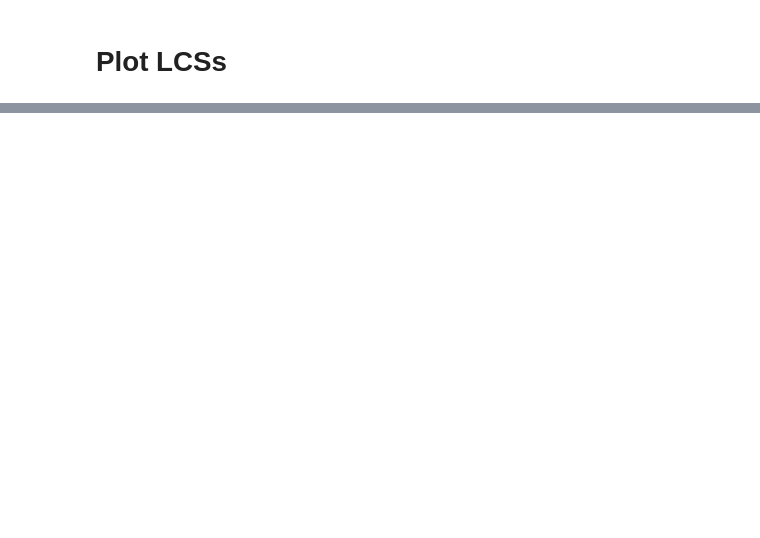
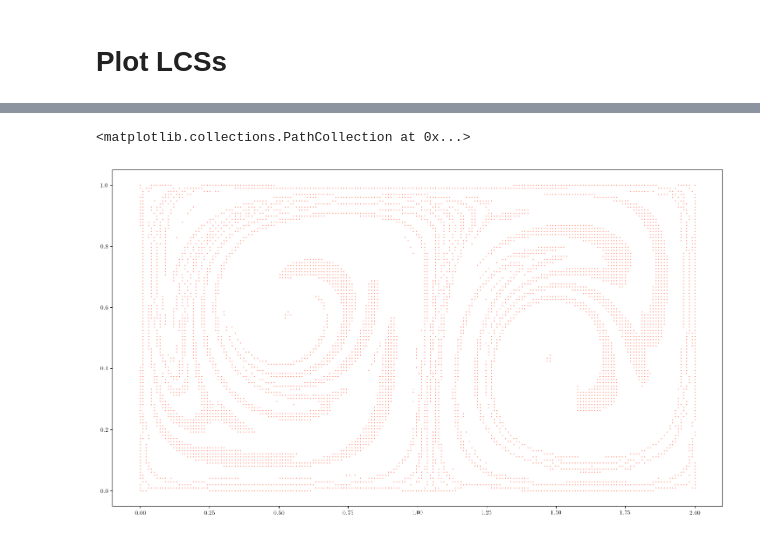
Before and after one commit to arnemagnus/physics_project, a Jupyter notebook: notebooks/doublegyre/variational_haller_effect_on_doublegyre.ipynb, the cells around one changed output, grey strips where cells are left out. Cells and saved outputs as stored; diff of their text form; code cells hidden in the pictures; blank space fills up the shorter version.

```diff
--- a/notebooks/doublegyre/variational_haller_effect_on_doublegyre.ipynb
+++ b/notebooks/doublegyre/variational_haller_effect_on_doublegyre.ipynb
@@ -527,7 +532,7 @@ class LinearSpecialDerivative:
                 if ii == 0 and jj == 0:
                     pass
                 else:
-                    dp = np.sign(np.dot(subxi[:,0,0],subxi[:,ii,jj]))
+                    dp = np.sign(np.dot(subxi[0,0],subxi[ii,jj]))
                     if dp < 0:
                         subxi[ii,jj] = - subxi[ii,jj]
                     #subxi[:,ii,jj] = np.sign(np.dot(subxi[:,0,0],subxi[:,ii,jj])) * subxi[:,ii,jj]
@@ -539,8 +544,6 @@ class LinearSpecialDerivative:
 
         xi = wl*(wb*subxi[0,0]+wt*subxi[0,1])+wr*(wb*subxi[1,0]+wt*subxi[1,1])
         # Normalize xi
-        if (np.any(np.isnan(xi)) or np.any(np.isinf(xi))):
-            print('Hei!')
         xi = xi / np.sqrt(xi[0]**2+xi[1]**2)
 
         if self.prev is None:
@@ -561,7 +564,7 @@ class InABDomain:
         self._hess_lmbd2_yx_spline = RectBivariateSpline(pos_init[1,0,:],pos_init[0,:,0],hess_lmbd2[:,:,1,0].T,bbox=[y_min-(y_max-y_min)*padding_factor,y_max+(y_max-y_min)*padding_factor,x_min-(x_max-x_min)*padding_factor,x_max+(x_max-x_min)*padding_factor],kx=1,ky=1)
         self._hess_lmbd2_yy_spline = RectBivariateSpline(pos_init[1,0,:],pos_init[0,:,0],hess_lmbd2[:,:,1,1].T,bbox=[y_min-(y_max-y_min)*padding_factor,y_max+(y_max-y_min)*padding_factor,x_min-(x_max-x_min)*padding_factor,x_max+(x_max-x_min)*padding_factor],kx=1,ky=1)
         self._xi2_x_spline = RectBivariateSpline(pos_init[1,0,:],pos_init[0,:,0],xi2[:,:,0].T,bbox=[y_min-(y_max-y_min)*padding_factor,y_max+(y_max-y_min)*padding_factor,x_min-(x_max-x_min)*padding_factor,x_max+(x_max-x_min)*padding_factor],kx=1,ky=1)
-        self._xi2_y_spline = RectBivariateSpline(pos_init[1,0,:],pos_init[0,:,0],xi2[:,:,0].T,bbox=[y_min-(y_max-y_min)*padding_factor,y_max+(y_max-y_min)*padding_factor,x_min-(x_max-x_min)*padding_factor,x_max+(x_max-x_min)*padding_factor],kx=1,ky=1)
+        self._xi2_y_spline = RectBivariateSpline(pos_init[1,0,:],pos_init[0,:,0],xi2[:,:,1].T,bbox=[y_min-(y_max-y_min)*padding_factor,y_max+(y_max-y_min)*padding_factor,x_min-(x_max-x_min)*padding_factor,x_max+(x_max-x_min)*padding_factor],kx=1,ky=1)
 
     def __call__(self,pos):
         lmbd1 = self._lmbd1_spline.ev(pos[1],pos[0])
@@ -1016,0 +1036,31 @@ for ind in indxs:
+# %%
+class InABDomain:
+    def __init__(self,pos_init,lmbd1,lmbd2,hess_lmbd2,xi2,x_min,x_max,y_min,y_max,padding_factor=0.01):
+        self._lmbd1_spline = RectBivariateSpline(pos_init[1,0,:],pos_init[0,:,0],lmbd1.T,bbox=[y_min-(y_max-y_min)*padding_factor,y_max+(y_max-y_min)*padding_factor,x_min-(x_max-x_min)*padding_factor,x_max+(x_max-x_min)*padding_factor],kx=1,ky=1)
+        self._lmbd2_spline = RectBivariateSpline(pos_init[1,0,:],pos_init[0,:,0],lmbd2.T,bbox=[y_min-(y_max-y_min)*padding_factor,y_max+(y_max-y_min)*padding_factor,x_min-(x_max-x_min)*padding_factor,x_max+(x_max-x_min)*padding_factor],kx=1,ky=1)
+        self._hess_lmbd2_xx_spline = RectBivariateSpline(pos_init[1,0,:],pos_init[0,:,0],hess_lmbd2[:,:,0,0].T,bbox=[y_min-(y_max-y_min)*padding_factor,y_max+(y_max-y_min)*padding_factor,x_min-(x_max-x_min)*padding_factor,x_max+(x_max-x_min)*padding_factor],kx=1,ky=1)
+        self._hess_lmbd2_xy_spline = RectBivariateSpline(pos_init[1,0,:],pos_init[0,:,0],hess_lmbd2[:,:,0,1].T,bbox=[y_min-(y_max-y_min)*padding_factor,y_max+(y_max-y_min)*padding_factor,x_min-(x_max-x_min)*padding_factor,x_max+(x_max-x_min)*padding_factor],kx=1,ky=1)
+        self._hess_lmbd2_yx_spline = RectBivariateSpline(pos_init[1,0,:],pos_init[0,:,0],hess_lmbd2[:,:,1,0].T,bbox=[y_min-(y_max-y_min)*padding_factor,y_max+(y_max-y_min)*padding_factor,x_min-(x_max-x_min)*padding_factor,x_max+(x_max-x_min)*padding_factor],kx=1,ky=1)
+        self._hess_lmbd2_yy_spline = RectBivariateSpline(pos_init[1,0,:],pos_init[0,:,0],hess_lmbd2[:,:,1,1].T,bbox=[y_min-(y_max-y_min)*padding_factor,y_max+(y_max-y_min)*padding_factor,x_min-(x_max-x_min)*padding_factor,x_max+(x_max-x_min)*padding_factor],kx=1,ky=1)
+        self._xi2_x_spline = RectBivariateSpline(pos_init[1,0,:],pos_init[0,:,0],xi2[:,:,0].T,bbox=[y_min-(y_max-y_min)*padding_factor,y_max+(y_max-y_min)*padding_factor,x_min-(x_max-x_min)*padding_factor,x_max+(x_max-x_min)*padding_factor],kx=1,ky=1)
+        self._xi2_y_spline = RectBivariateSpline(pos_init[1,0,:],pos_init[0,:,0],xi2[:,:,1].T,bbox=[y_min-(y_max-y_min)*padding_factor,y_max+(y_max-y_min)*padding_factor,x_min-(x_max-x_min)*padding_factor,x_max+(x_max-x_min)*padding_factor],kx=1,ky=1)
+
+    def __call__(self,pos):
+        lmbd1 = self._lmbd1_spline.ev(pos[1],pos[0])
+        lmbd2 = self._lmbd2_spline.ev(pos[1],pos[0])
+        hess = np.array([[self._hess_lmbd2_xx_spline.ev(pos[1],pos[0]),self._hess_lmbd2_xy_spline.ev(pos[1],pos[0])],[self._hess_lmbd2_yx_spline.ev(pos[1],pos[0]),self._hess_lmbd2_yy_spline.ev(pos[1],pos[0])]])
+        xi2 = np.array([self._xi2_x_spline.ev(pos[1],pos[0]),self._xi2_y_spline.ev(pos[1],pos[0])])
+        #xi2 = xi2/np.sqrt(xi2[0]**2+xi2[1]**2)
+        return ((lmbd1 != lmbd2) and (lmbd2 > 1) and np.less_equal(np.dot(xi2,np.dot(hess,xi2)),0))
+# %%
+padding_factor = 0.01
+# %%
+in_AB_domain = InABDomain(np.reshape(grid,(2,nx,ny)),np.reshape(lmbd1,(nx,ny)),np.reshape(lmbd2,(nx,ny)),np.reshape(hess_lmbd2,(nx,ny,2,2)),np.reshape(xi2,(nx,ny,2)),x_min,x_max,y_min,y_max,padding_factor)
+msk_ba = np.zeros(grid.shape[1],dtype=np.bool)
+for j in range(grid.shape[1]):
+    msk_ba[j] = in_AB_domain(grid[:,j])
+# %%
+plt.scatter(grid[0,msk_ba],grid[1,msk_ba],s=1,c='tomato',marker='.')
+# %% [output]
+<matplotlib.collections.PathCollection at 0x...>
+[figure, added]
```
Also changed, not shown: parts of 41 cells of this notebook, 2 other files.
